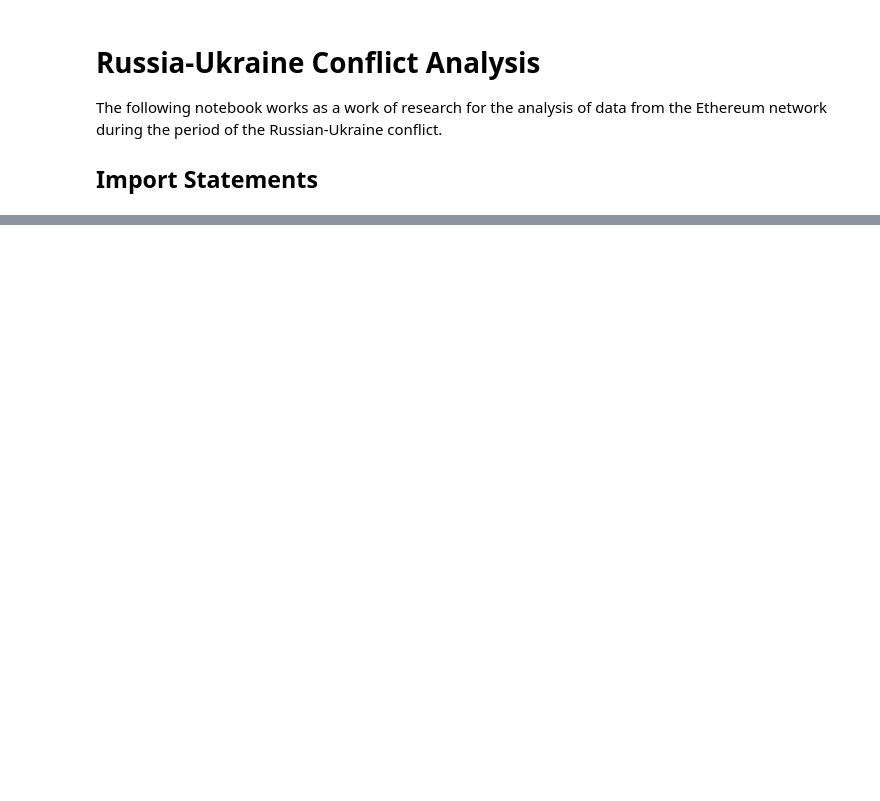
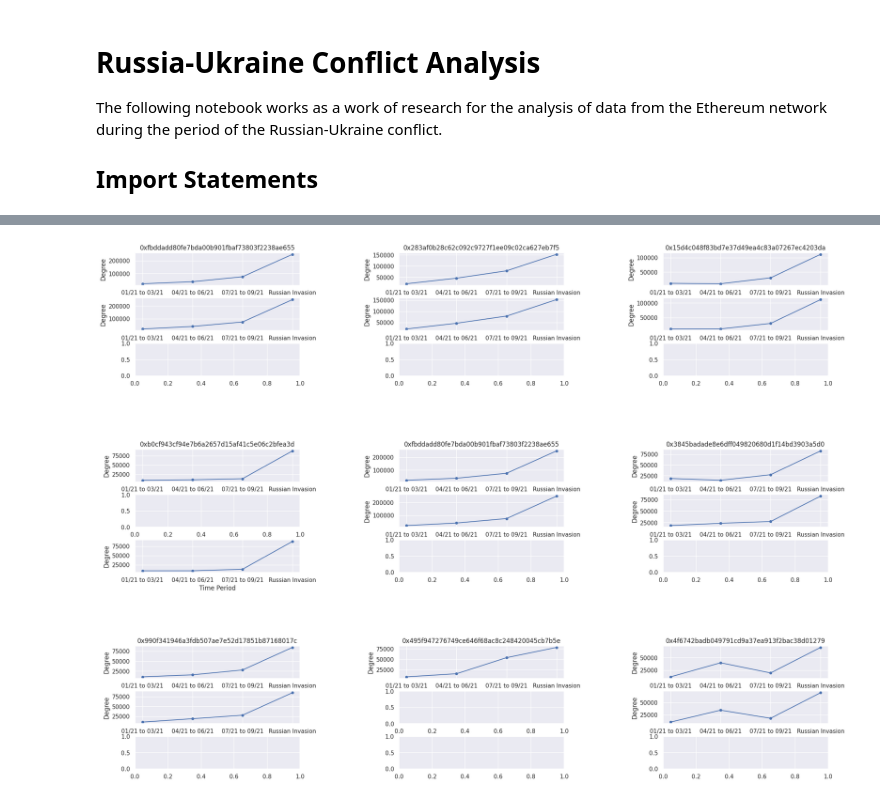
Before and after one commit to PedroHFSO/ru-ethereum-analysis, a Jupyter notebook: src/main.ipynb, the cells around one changed output, grey strips where cells are left out. Drawn from its saved outputs; the diff is of its cells as text; code cells hidden in the pictures; blank space fills up the shorter version.

```diff
--- a/src/main.ipynb
+++ b/src/main.ipynb
@@ -12,2 +15,4 @@ from enum import Enum
 import seaborn as sns
+# %%
+sns.set_theme()
 # %% [markdown]
@@ -215,0 +353,4 @@ asc_df
+# %%
+del degree_analyzer
+degree_analyzer = ETHDegreeAnalyzer(lookup_path='../data/', degree_type=DegreeType.IN_DEGREE)
+lookup_in = degree_analyzer.get_ascending_accounts(10, 1)
@@ -215,0 +365,27 @@ asc_df
+# %%
+fig = plt.figure(figsize=(24, 18))
+#fig, axes = plt.subplots(3, 3, figsize=(24, 18))
+hash_list = [
+    '0xfbddadd80fe7bda00b901fbaf73803f2238ae655',
+    '0x283af0b28c62c092c9727f1ee09c02ca627eb7f5',
+    '0x15d4c048f83bd7e37d49ea4c83a07267ec4203da',
+    '0xb0cf943cf94e7b6a2657d15af41c5e06c2bfea3d',
+    '0xfbddadd80fe7bda00b901fbaf73803f2238ae655',
+    '0x3845badade8e6dff049820680d1f14bd3903a5d0',
+    '0x990f341946a3fdb507ae7e52d17851b87168017c',
+    '0x495f947276749ce646f68ac8c248420045cb7b5e',
+    '0x4f6742badb049791cd9a37ea913f2bac38d01279'
+             ]
+plot_ascending_accounts(asc_df, hash_list, fig, lookup_in, lookup_out)
+#plot_ascending_account(asc_df, '0xfbddadd80fe7bda00b901fbaf73803f2238ae655', fig)
+#plot_ascending_account(asc_df, '0x283af0b28c62c092c9727f1ee09c02ca627eb7f5', fig)
+#plot_ascending_account(asc_df, '0x15d4c048f83bd7e37d49ea4c83a07267ec4203da', fig)
+#plot_ascending_account(asc_df, '0x58b6a8a3302369daec383334672404ee733ab239', fig)
+#plot_ascending_account(asc_df, '0xb0cf943cf94e7b6a2657d15af41c5e06c2bfea3d', fig)
+#plot_ascending_account(asc_df, '0x990f341946a3fdb507ae7e52d17851b87168017c', fig)
+#plot_ascending_account(asc_df, '0x3845badade8e6dff049820680d1f14bd3903a5d0', fig)
+#plot_ascending_account(asc_df, '0x495f947276749ce646f68ac8c248420045cb7b5e', fig)
+#plot_ascending_account(asc_df, '0x4f6742badb049791cd9a37ea913f2bac38d01279', fig)
+#fig.subplots_adjust(wspace=0.3, hspace=0.3)
+plt.show()
+# %% [output]
@@ -216 +409,2 @@ asc_df
+[figure, added]
 # %%
```
Also changed, not shown: parts of 13 cells of this notebook.
